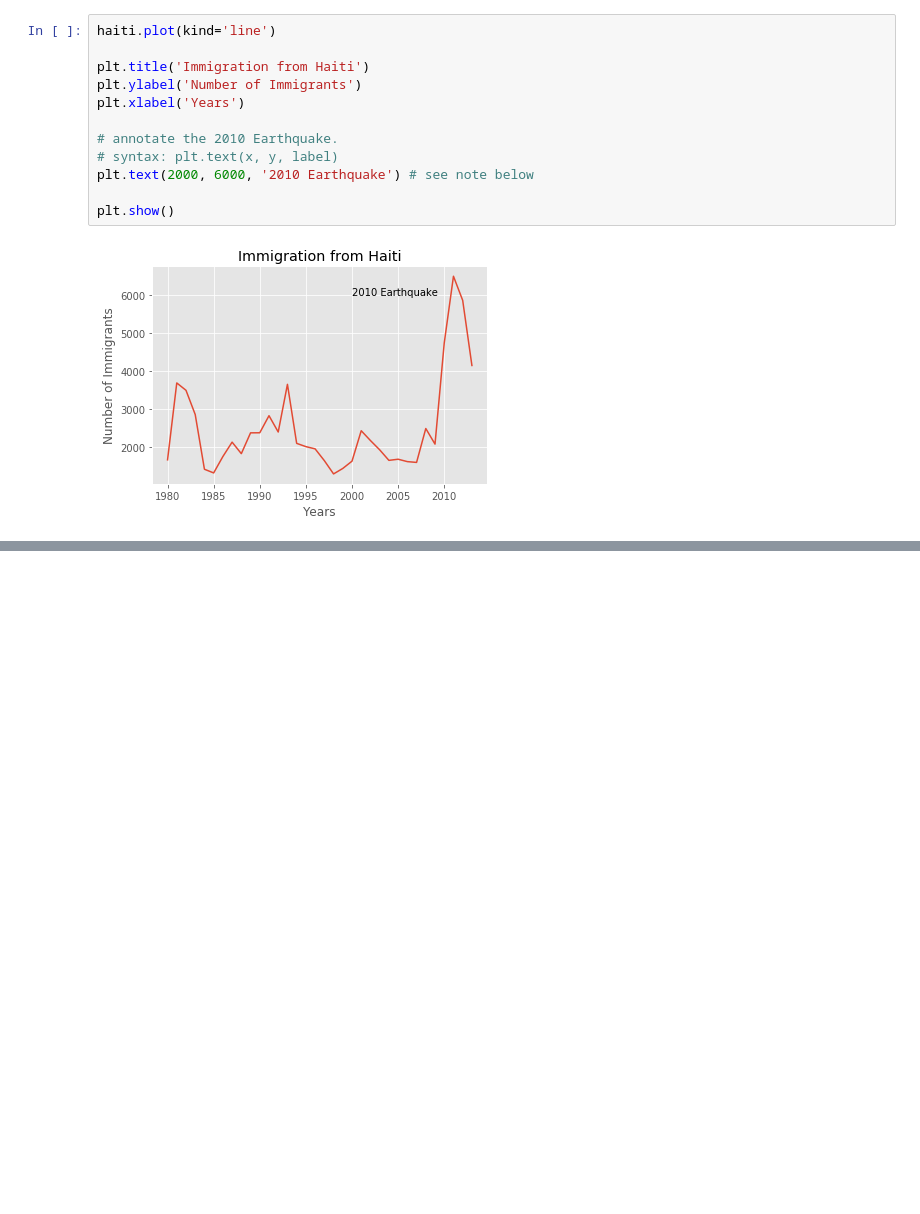
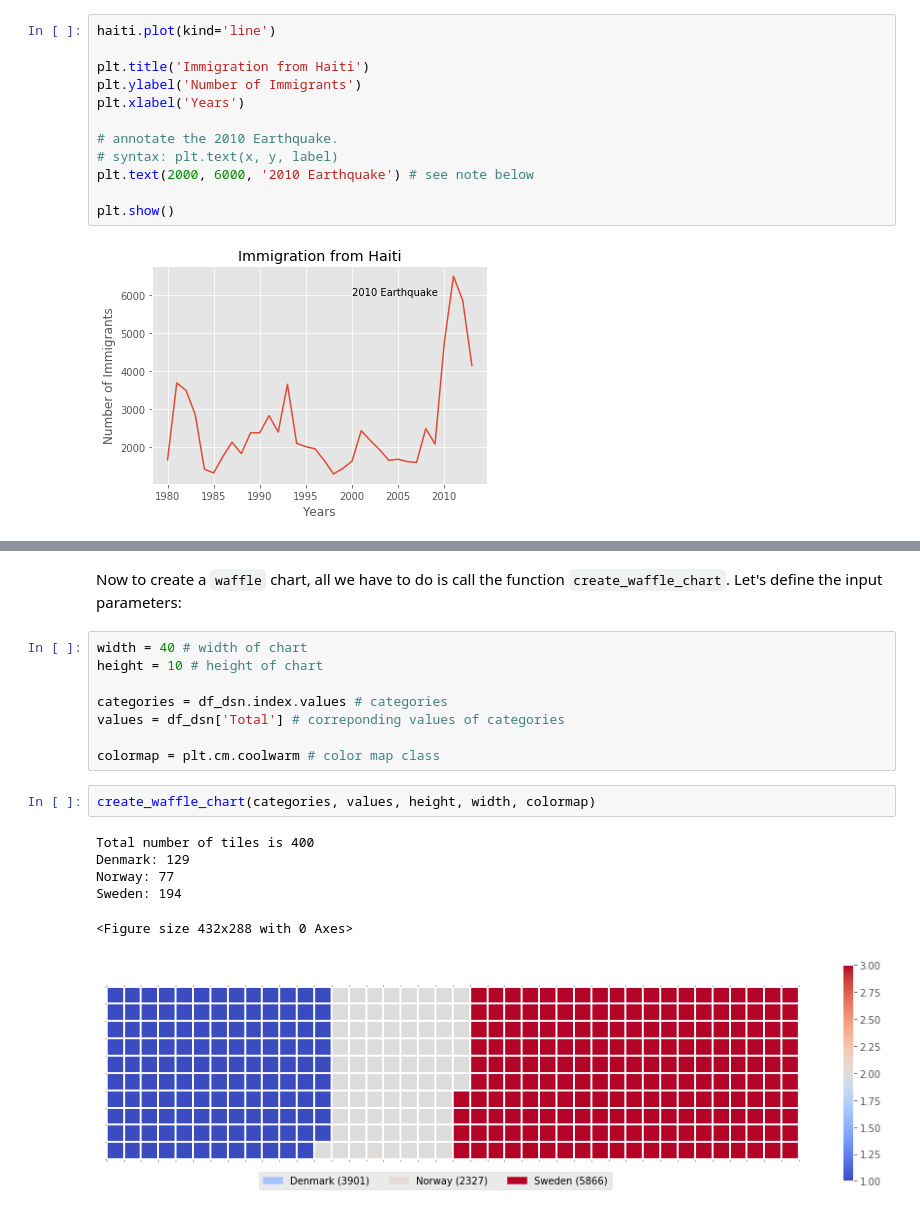
Before and after one commit to Taciones/Data_Analysis_with_Python, a Jupyter notebook: Data_Analisys.ipynb, the cells around one changed output, grey strips where cells are left out. Drawn from its saved outputs; the diff is of its cells as text; blank space fills up the shorter version.

```diff
--- a/Data_Analisys.ipynb
+++ b/Data_Analisys.ipynb
@@ -1192,0 +1538,19 @@ plt.show()
+# %% [markdown]
+Now to create a `waffle` chart, all we have to do is call the function `create_waffle_chart`. Let's define the input parameters:
+# %%
+width = 40 # width of chart
+height = 10 # height of chart
+
+categories = df_dsn.index.values # categories
+values = df_dsn['Total'] # correponding values of categories
+
+colormap = plt.cm.coolwarm # color map class
+# %%
+create_waffle_chart(categories, values, height, width, colormap)
+# %% [output]
+Total number of tiles is 400
+Denmark: 129
+Norway: 77
+Sweden: 194
+<Figure size 432x288 with 0 Axes>
+[figure, added]
```
Also changed, not shown: parts of 40 cells of this notebook, 2 other files.
